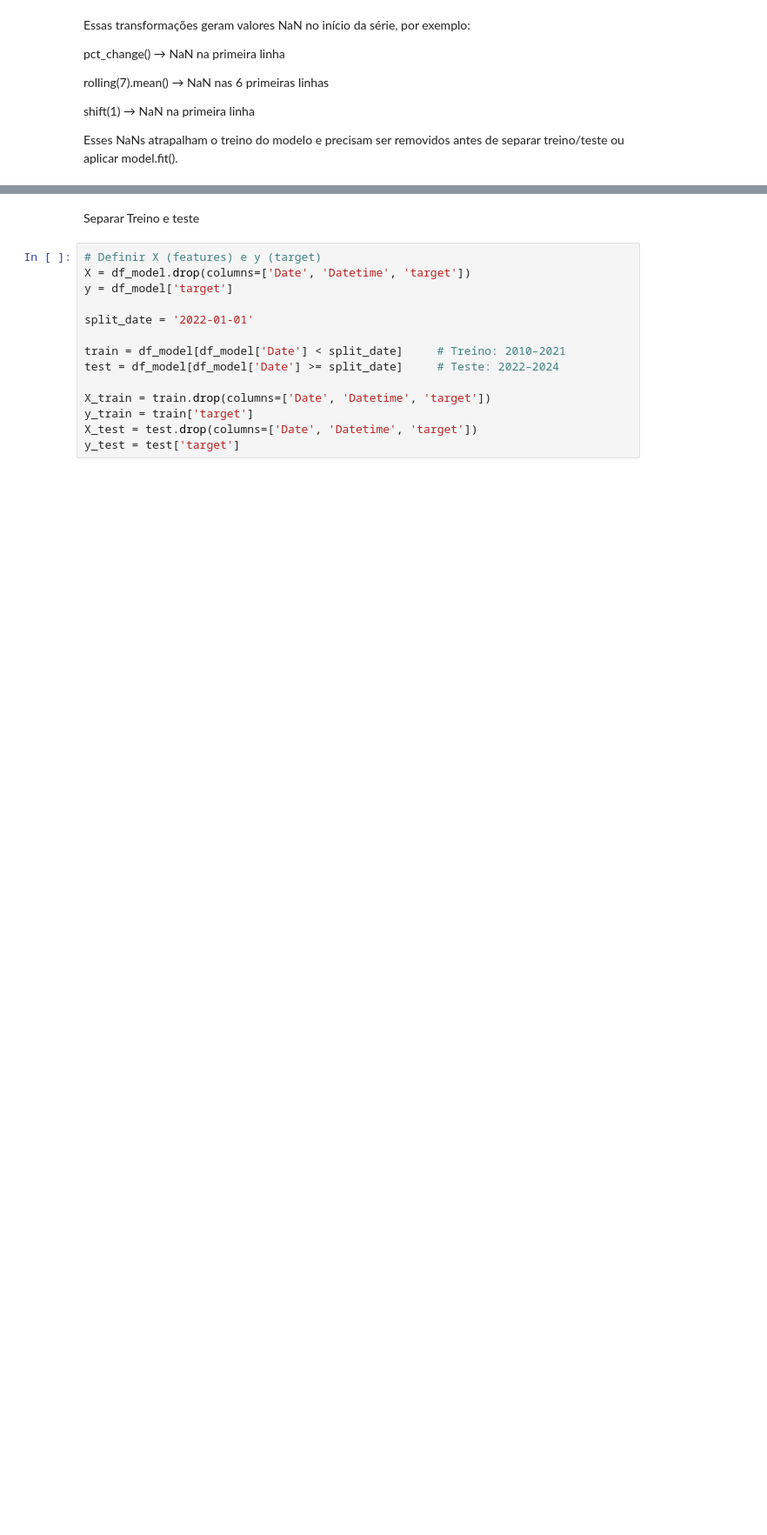
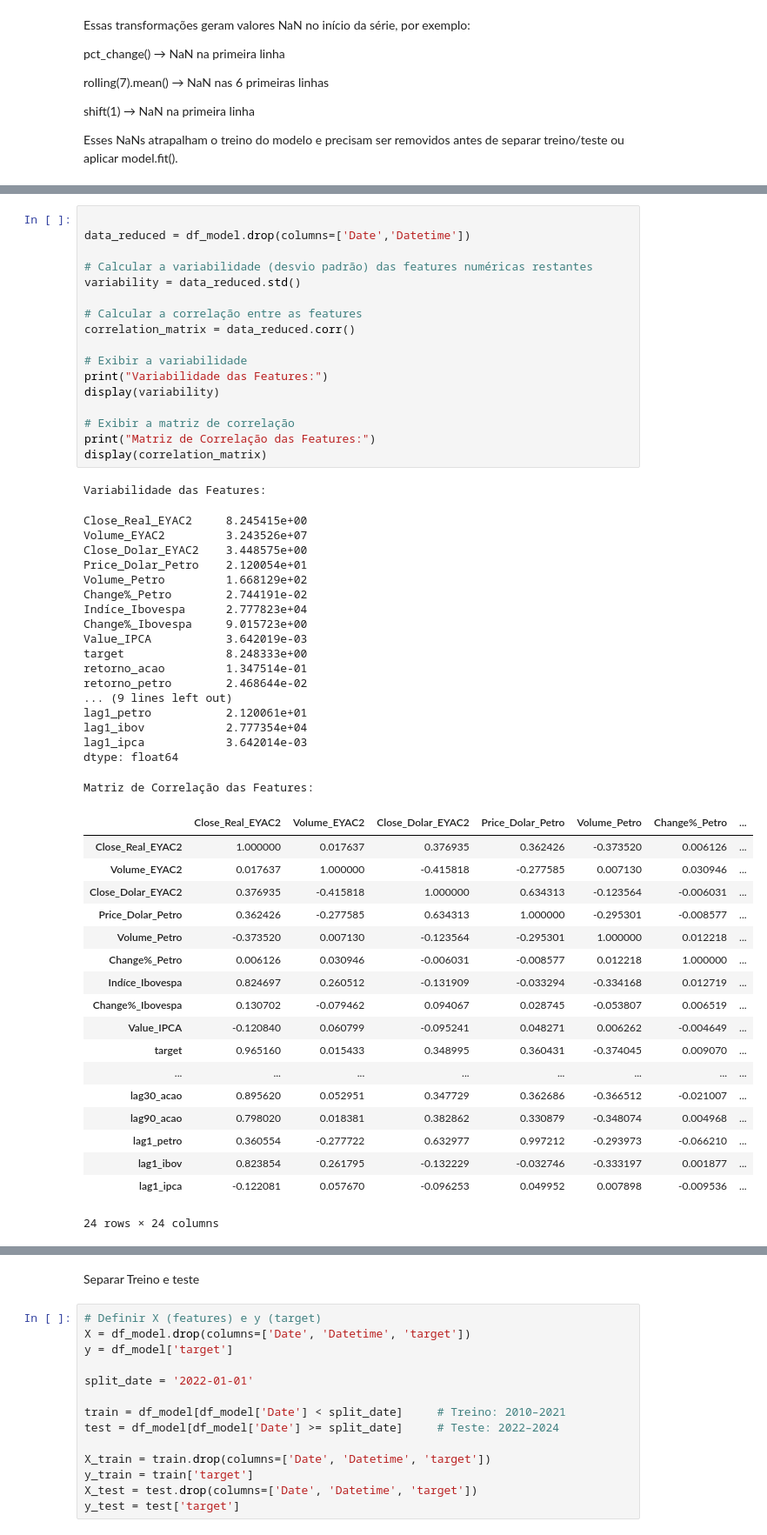
Before and after one commit to Juanpcsdev/Oil-Stock-Project, a Jupyter notebook: Notebooks/Analise/analisePreditiva.ipynb, the cells around one changed output, grey strips where cells are left out. Shown at 87% size. Saved outputs shown, nothing was run; the diff lists cells and outputs as text; blank space fills up the shorter version.

```diff
--- a/Notebooks/Analise/analisePreditiva.ipynb
+++ b/Notebooks/Analise/analisePreditiva.ipynb
@@ -177,0 +193,55 @@ df_model.head()
+# %%
+
+data_reduced = df_model.drop(columns=['Date','Datetime'])
+
+# Calcular a variabilidade (desvio padrão) das features numéricas restantes
+variability = data_reduced.std()
+
+# Calcular a correlação entre as features
+correlation_matrix = data_reduced.corr()
+
+# Exibir a variabilidade
+print("Variabilidade das Features:")
+display(variability)
+
+# Exibir a matriz de correlação
+print("Matriz de Correlação das Features:")
+display(correlation_matrix)
+# %% [output]
+Variabilidade das Features:
+Close_Real_EYAC2     8.245415e+00
+Volume_EYAC2         3.243526e+07
+Close_Dolar_EYAC2    3.448575e+00
+Price_Dolar_Petro    2.120054e+01
+Volume_Petro         1.668129e+02
+Change%_Petro        2.744191e-02
+Indíce_Ibovespa      2.777823e+04
+Change%_Ibovespa     9.015723e+00
+Value_IPCA           3.642019e-03
+target               8.248333e+00
+retorno_acao         1.347514e-01
+retorno_petro        2.468644e-02
+... (9 lines left out)
+lag1_petro           2.120061e+01
+lag1_ibov            2.777354e+04
+lag1_ipca            3.642014e-03
+dtype: float64
+Matriz de Correlação das Features:
+|  | Close_Real_EYAC2 | Volume_EYAC2 | Close_Dolar_EYAC2 | Price_Dolar_Petro | Volume_Petro | Change%_Petro | ... |
+| Close_Real_EYAC2 | 1.000000 | 0.017637 | 0.376935 | 0.362426 | -0.373520 | 0.006126 | ... |
+| Volume_EYAC2 | 0.017637 | 1.000000 | -0.415818 | -0.277585 | 0.007130 | 0.030946 | ... |
+| Close_Dolar_EYAC2 | 0.376935 | -0.415818 | 1.000000 | 0.634313 | -0.123564 | -0.006031 | ... |
+| Price_Dolar_Petro | 0.362426 | -0.277585 | 0.634313 | 1.000000 | -0.295301 | -0.008577 | ... |
+| Volume_Petro | -0.373520 | 0.007130 | -0.123564 | -0.295301 | 1.000000 | 0.012218 | ... |
+| Change%_Petro | 0.006126 | 0.030946 | -0.006031 | -0.008577 | 0.012218 | 1.000000 | ... |
+| Indíce_Ibovespa | 0.824697 | 0.260512 | -0.131909 | -0.033294 | -0.334168 | 0.012719 | ... |
+| Change%_Ibovespa | 0.130702 | -0.079462 | 0.094067 | 0.028745 | -0.053807 | 0.006519 | ... |
+| Value_IPCA | -0.120840 | 0.060799 | -0.095241 | 0.048271 | 0.006262 | -0.004649 | ... |
+| target | 0.965160 | 0.015433 | 0.348995 | 0.360431 | -0.374045 | 0.009070 | ... |
+| ... | ... | ... | ... | ... | ... | ... | ... |
+| lag30_acao | 0.895620 | 0.052951 | 0.347729 | 0.362686 | -0.366512 | -0.021007 | ... |
+| lag90_acao | 0.798020 | 0.018381 | 0.382862 | 0.330879 | -0.348074 | 0.004968 | ... |
+| lag1_petro | 0.360554 | -0.277722 | 0.632977 | 0.997212 | -0.293973 | -0.066210 | ... |
+| lag1_ibov | 0.823854 | 0.261795 | -0.132229 | -0.032746 | -0.333197 | 0.001877 | ... |
+| lag1_ipca | -0.122081 | 0.057670 | -0.096253 | 0.049952 | 0.007898 | -0.009536 | ... |
+24 rows × 24 columns
```
Also changed, not shown: parts of 29 cells of this notebook, 3 other files.
